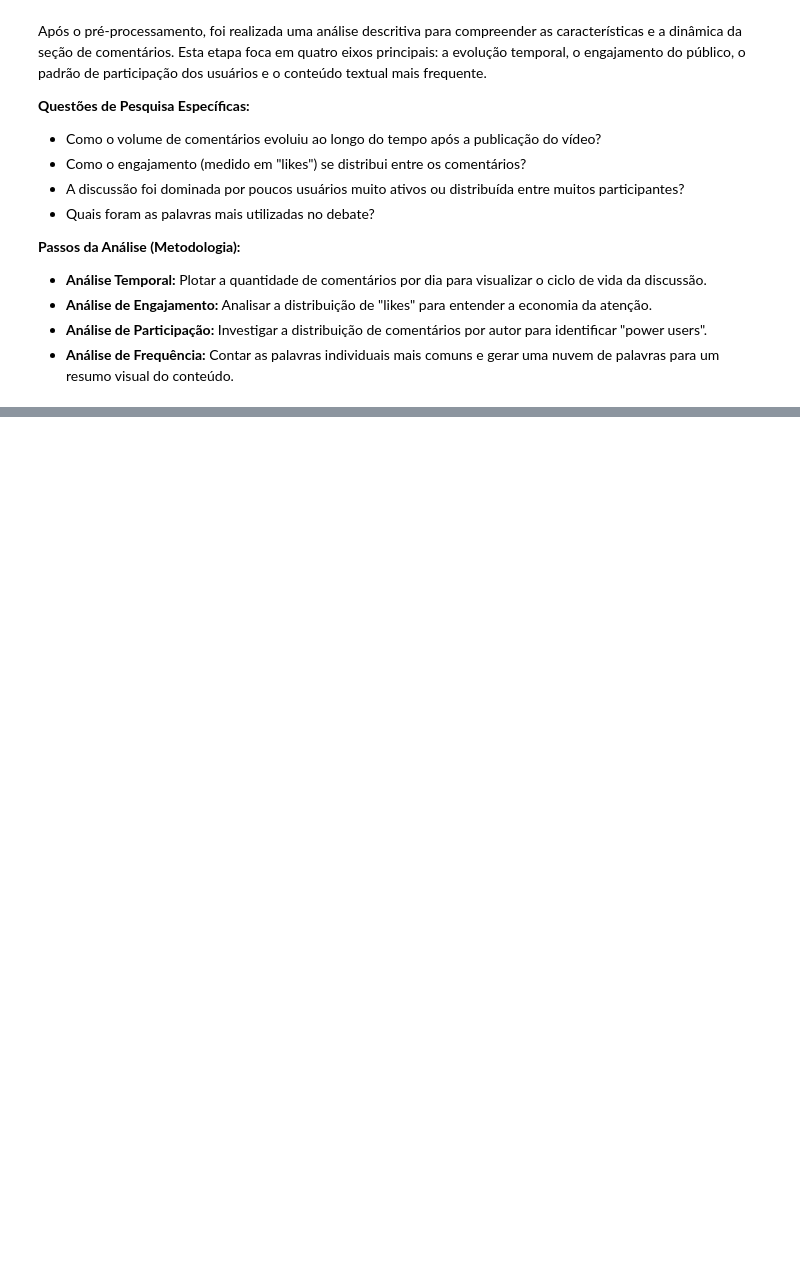
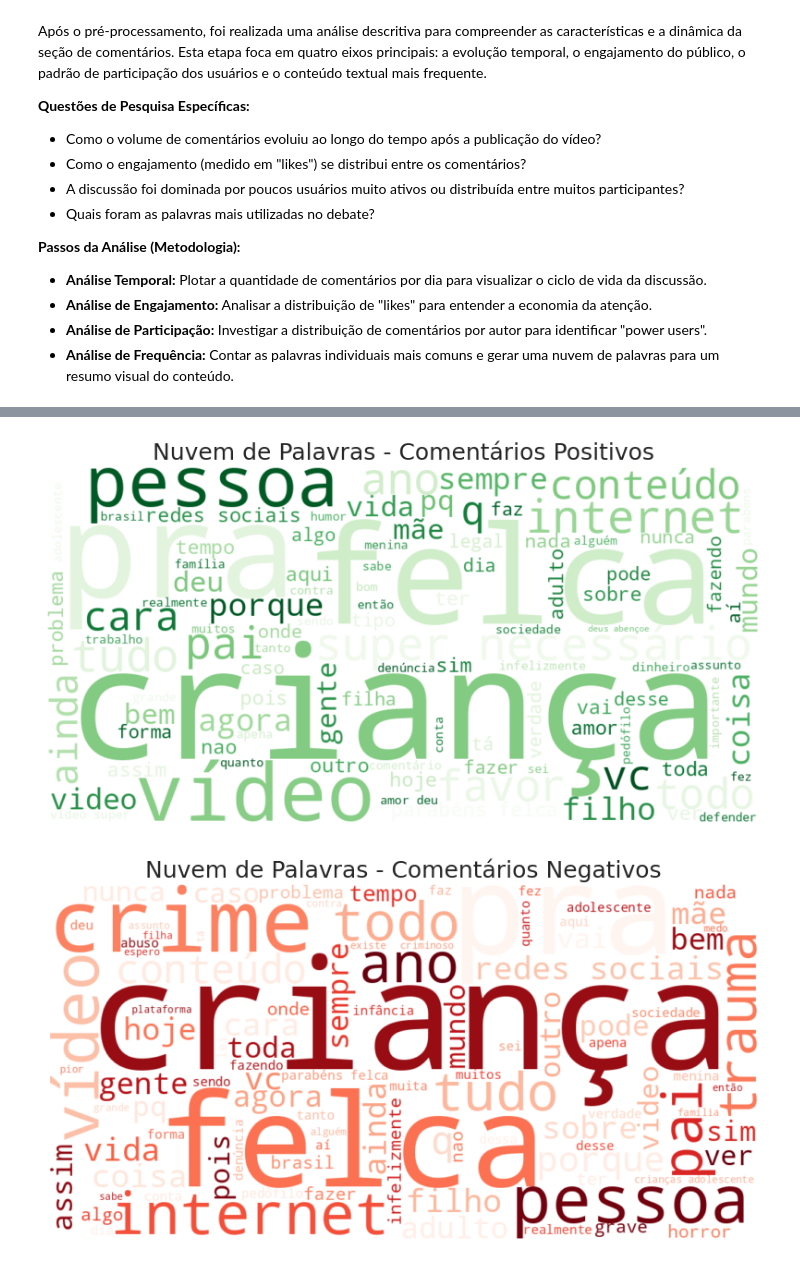
Before and after one commit to alveshenriique/redes-complexas, a Jupyter notebook: notebooks/analises_comentarios.ipynb, the cells around one changed output, grey strips where cells are left out. Saved outputs shown, nothing was run; the diff lists cells and outputs as text; code cells hidden in the pictures; blank space fills up the shorter version.

```diff
--- a/notebooks/analises_comentarios.ipynb
+++ b/notebooks/analises_comentarios.ipynb
@@ -251,0 +411,43 @@ Name: count, dtype: int64
+# %%
+# Filtra o DataFrame para comentários positivos
+comentarios_positivos = df[df['sentimento'] == 'positivo']['texto_limpo'].dropna()
+texto_positivo = " ".join(comentarios_positivos)
+
+# Filtra o DataFrame para comentários negativos
+comentarios_negativos = df[df['sentimento'] == 'negativo']['texto_limpo'].dropna()
+texto_negativo = " ".join(comentarios_negativos)
+
+# Nuvem de palavras para comentários positivos
+wordcloud_positivo = WordCloud(
+    width=1000,
+    height=500,
+    background_color='white',
+    colormap='Greens',
+    max_words=100,
+    min_font_size=10
+).generate(texto_positivo)
+
+plt.figure(figsize=(10, 5))
+plt.imshow(wordcloud_positivo, interpolation='bilinear')
+plt.title('Nuvem de Palavras - Comentários Positivos', fontsize=18)
+plt.axis('off')
+plt.show()
+
+# Nuvem de palavras para comentários negativos
+wordcloud_negativo = WordCloud(
+    width=1000,
+    height=500,
+    background_color='white',
+    colormap='Reds',
+    max_words=100,
+    min_font_size=10
+).generate(texto_negativo)
+
+plt.figure(figsize=(10, 5))
+plt.imshow(wordcloud_negativo, interpolation='bilinear')
+plt.title('Nuvem de Palavras - Comentários Negativos', fontsize=18)
+plt.axis('off')
+plt.show()
+# %% [output]
+[figure, added]
+[figure, added]
```
Also changed, not shown: parts of 7 cells of this notebook, 2 other files.
